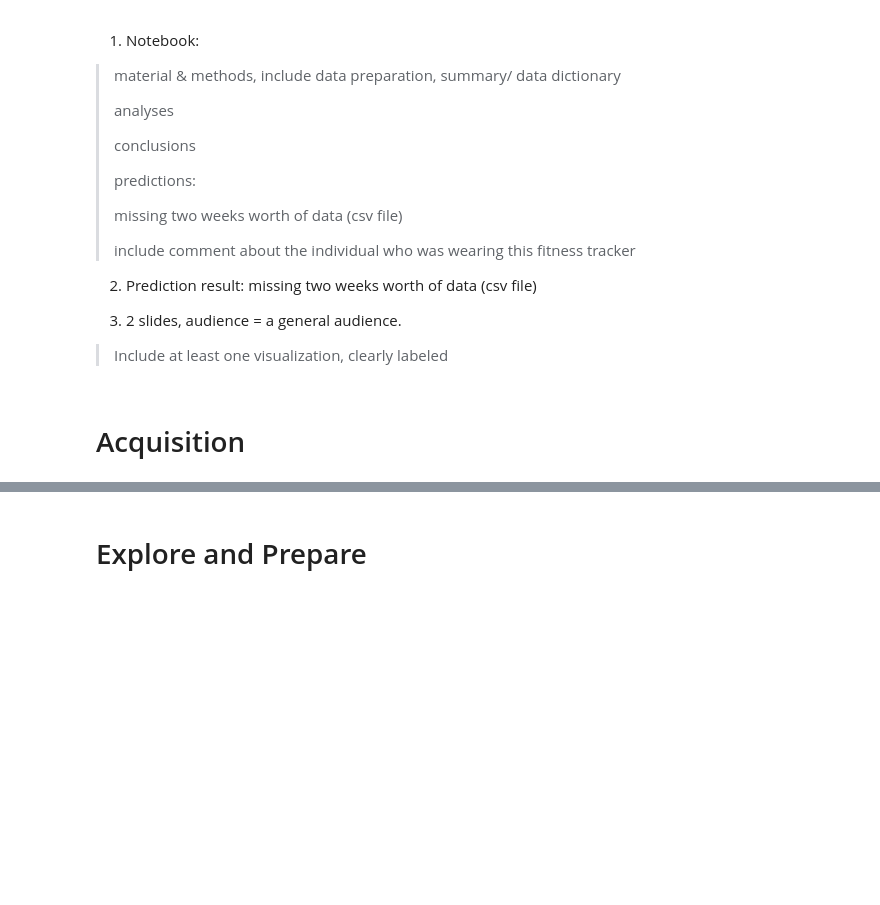
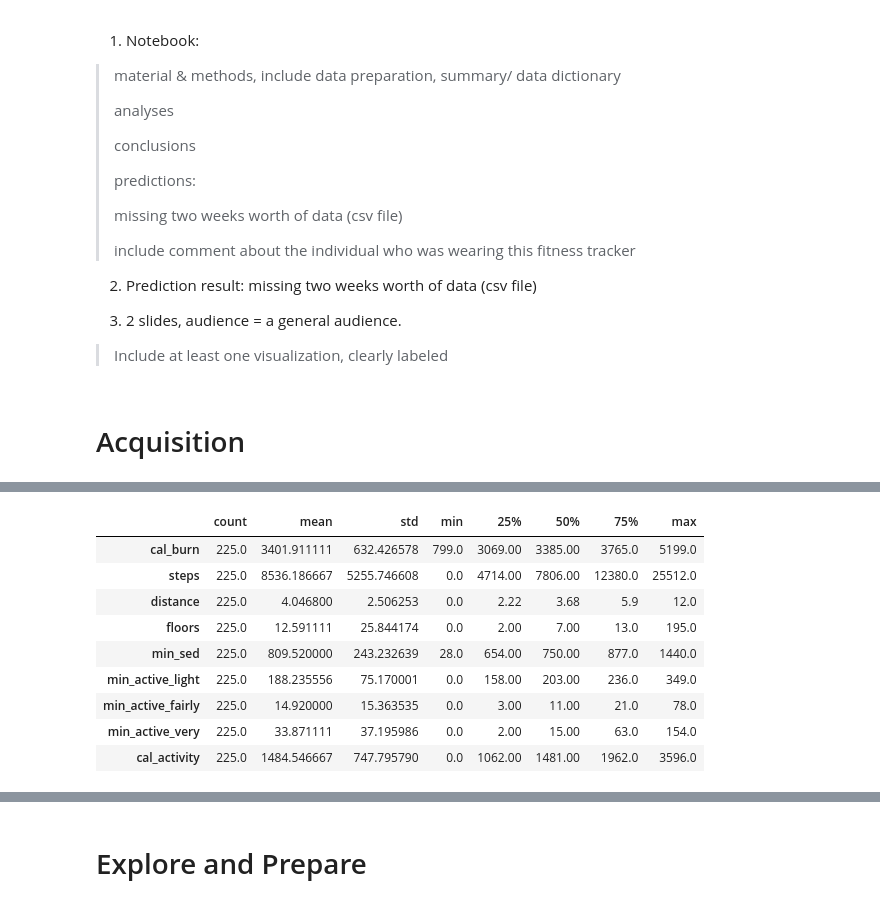
Before and after one commit to BlancoRD/Fitbit-Time-Series, a Jupyter notebook: setup.ipynb, the cells around one changed output, grey strips where cells are left out. Drawn from its saved outputs; the diff is of its cells as text; code cells hidden in the pictures; blank space fills up the shorter version.

```diff
--- a/setup.ipynb
+++ b/setup.ipynb
@@ -29,0 +105,2 @@
+# %%
+df.columns = ["date","cal_burn","steps","distance","floors","min_sed","min_active_light","min_active_fairly","min_active_very","cal_activity"]
@@ -29,0 +109,2 @@
+# %%
+str_attributes = ['cal_burn', 'steps', 'min_sed', 'cal_activity']
@@ -29,0 +146,13 @@
+# %%
+df.describe().T
+# %% [output]
+|  | count | mean | std | min | 25% | 50% | 75% | max |
+| cal_burn | 225.0 | 3401.911111 | 632.426578 | 799.0 | 3069.00 | 3385.00 | 3765.0 | 5199.0 |
+| steps | 225.0 | 8536.186667 | 5255.746608 | 0.0 | 4714.00 | 7806.00 | 12380.0 | 25512.0 |
+| distance | 225.0 | 4.046800 | 2.506253 | 0.0 | 2.22 | 3.68 | 5.9 | 12.0 |
+| floors | 225.0 | 12.591111 | 25.844174 | 0.0 | 2.00 | 7.00 | 13.0 | 195.0 |
+| min_sed | 225.0 | 809.520000 | 243.232639 | 28.0 | 654.00 | 750.00 | 877.0 | 1440.0 |
+| min_active_light | 225.0 | 188.235556 | 75.170001 | 0.0 | 158.00 | 203.00 | 236.0 | 349.0 |
+| min_active_fairly | 225.0 | 14.920000 | 15.363535 | 0.0 | 3.00 | 11.00 | 21.0 | 78.0 |
+| min_active_very | 225.0 | 33.871111 | 37.195986 | 0.0 | 2.00 | 15.00 | 63.0 | 154.0 |
+| cal_activity | 225.0 | 1484.546667 | 747.795790 | 0.0 | 1062.00 | 1481.00 | 1962.0 | 3596.0 |
```
Also changed, not shown: parts of 22 cells of this notebook, 11 other files.
